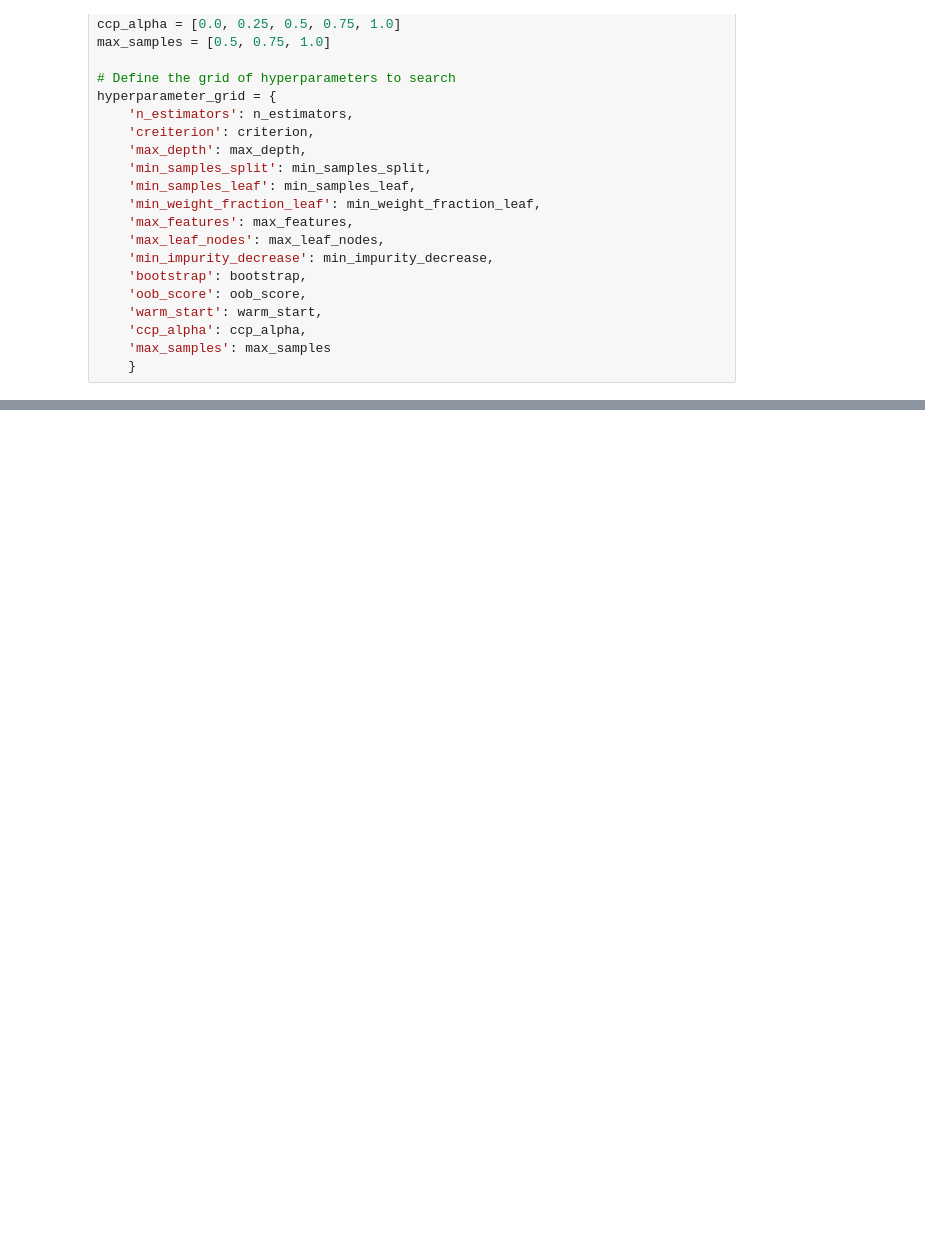
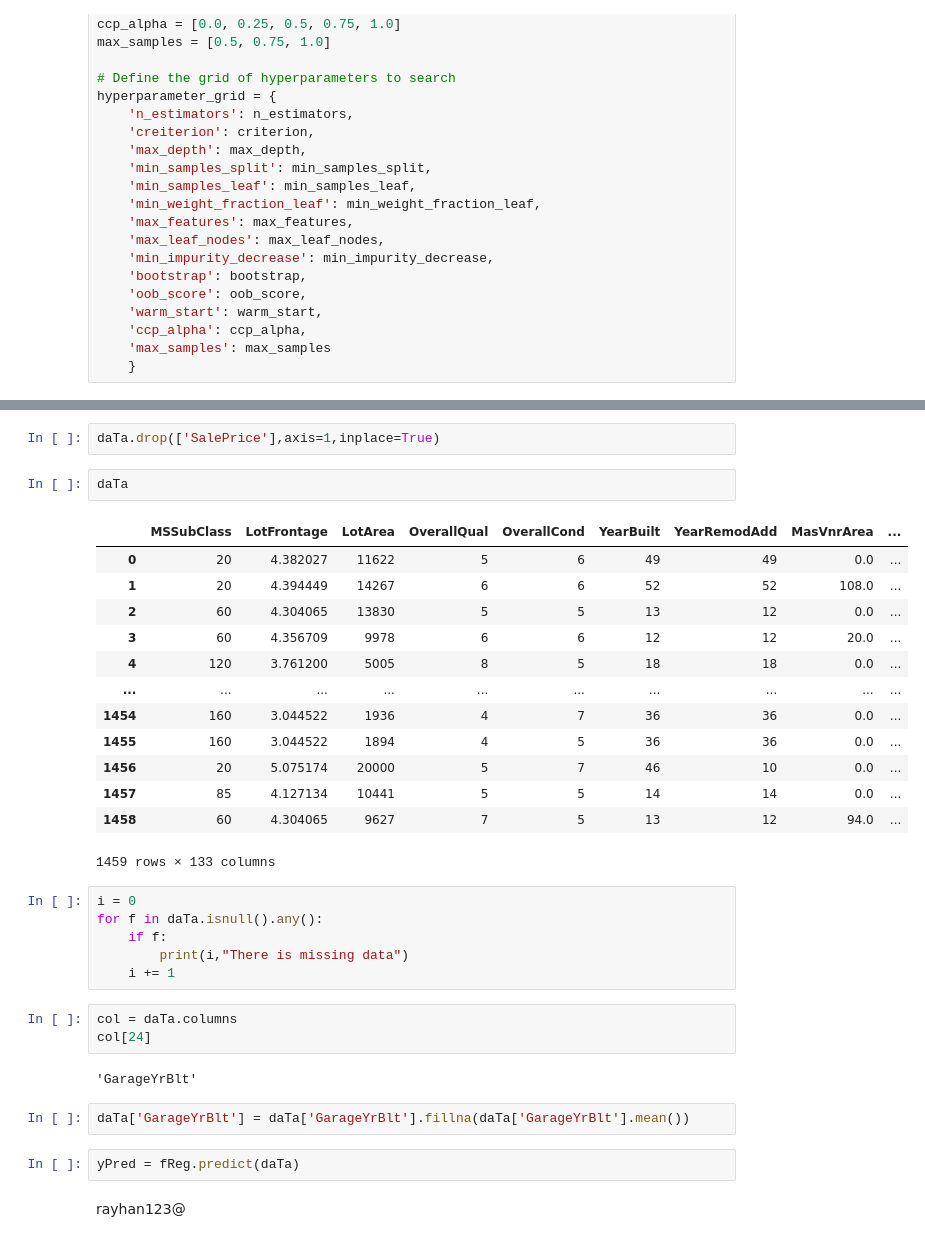
Before and after one commit to Md-Nur/House-Prices---Advanced-Regression-Techniques, a Jupyter notebook: dataAnalysis.ipynb, the cells around one changed output, grey strips where cells are left out. Drawn from its saved outputs; the diff is of its cells as text; blank space fills up the shorter version.

```diff
--- a/dataAnalysis.ipynb
+++ b/dataAnalysis.ipynb
@@ -489,0 +638,35 @@ random_cv.best_estimator_
+# %%
+daTa.drop(['SalePrice'],axis=1,inplace=True)
+# %%
+daTa
+# %% [output]
+|  | MSSubClass | LotFrontage | LotArea | OverallQual | OverallCond | YearBuilt | YearRemodAdd | MasVnrArea | ... |
+| 0 | 20 | 4.382027 | 11622 | 5 | 6 | 49 | 49 | 0.0 | ... |
+| 1 | 20 | 4.394449 | 14267 | 6 | 6 | 52 | 52 | 108.0 | ... |
+| 2 | 60 | 4.304065 | 13830 | 5 | 5 | 13 | 12 | 0.0 | ... |
+| 3 | 60 | 4.356709 | 9978 | 6 | 6 | 12 | 12 | 20.0 | ... |
+| 4 | 120 | 3.761200 | 5005 | 8 | 5 | 18 | 18 | 0.0 | ... |
+| ... | ... | ... | ... | ... | ... | ... | ... | ... | ... |
+| 1454 | 160 | 3.044522 | 1936 | 4 | 7 | 36 | 36 | 0.0 | ... |
+| 1455 | 160 | 3.044522 | 1894 | 4 | 5 | 36 | 36 | 0.0 | ... |
+| 1456 | 20 | 5.075174 | 20000 | 5 | 7 | 46 | 10 | 0.0 | ... |
+| 1457 | 85 | 4.127134 | 10441 | 5 | 5 | 14 | 14 | 0.0 | ... |
+| 1458 | 60 | 4.304065 | 9627 | 7 | 5 | 13 | 12 | 94.0 | ... |
+1459 rows × 133 columns
+# %%
+i = 0
+for f in daTa.isnull().any():
+    if f:
+        print(i,"There is missing data")
+    i += 1
+# %%
+col = daTa.columns
+col[24]
+# %% [output]
+'GarageYrBlt'
+# %%
+daTa['GarageYrBlt'] = daTa['GarageYrBlt'].fillna(daTa['GarageYrBlt'].mean())
+# %%
+yPred = fReg.predict(daTa)
+# %% [markdown]
+rayhan123@
```
Also changed, not shown: parts of 29 cells of this notebook, 2 other files.
